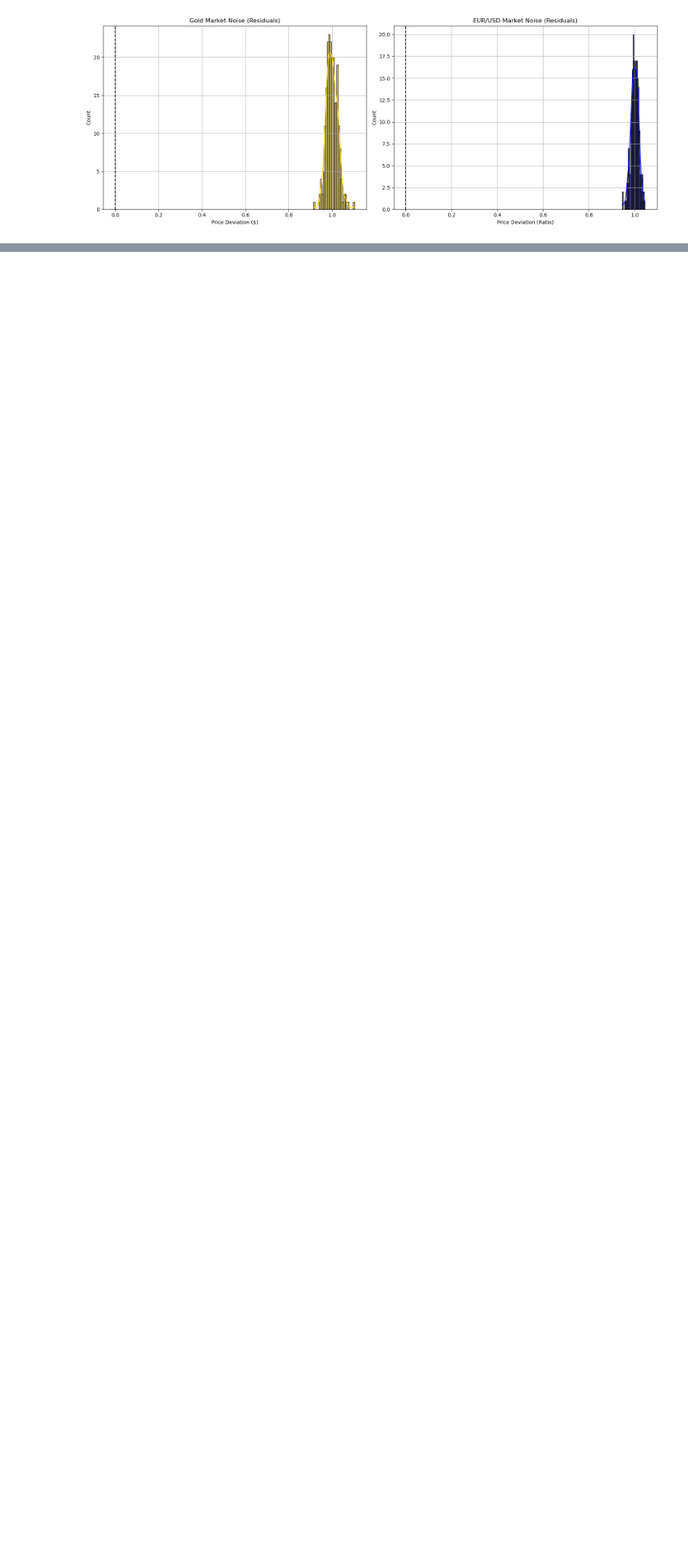
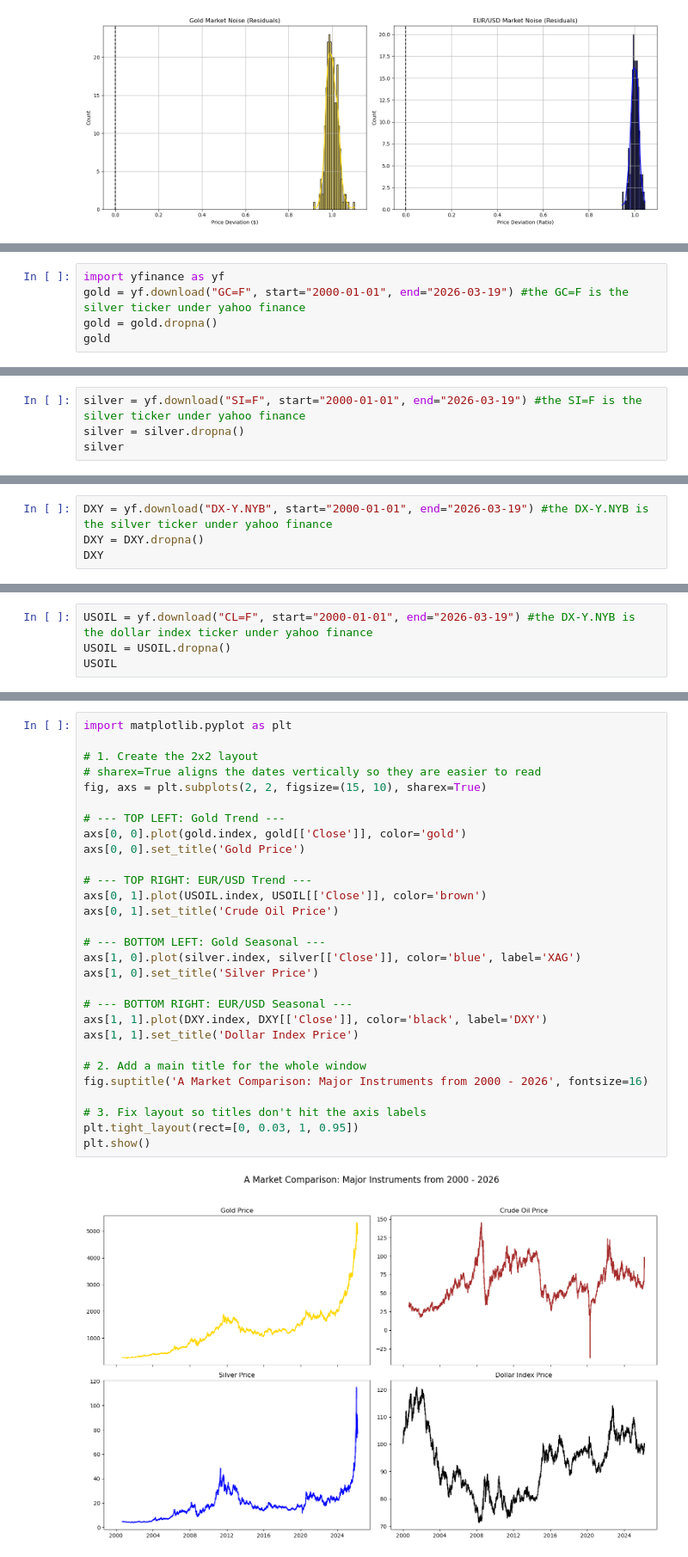
Before and after one commit to PandoraMK/Market-Analysis, a Jupyter notebook: MarketAnalysis_GOLDvsEURUSD.ipynb, the cells around one changed output, grey strips where cells are left out. Shown at 86% size. Drawn from its saved outputs; the diff is of its cells as text; blank space fills up the shorter version.

```diff
--- a/MarketAnalysis_GOLDvsEURUSD.ipynb
+++ b/MarketAnalysis_GOLDvsEURUSD.ipynb
@@ -261,0 +266,5 @@ plt.show()
+# %%
+import yfinance as yf
+gold = yf.download("GC=F", start="2000-01-01", end="2026-03-19") #the GC=F is the silver ticker under yahoo finance
+gold = gold.dropna()
+gold
@@ -261,0 +288,4 @@ plt.show()
+# %%
+silver = yf.download("SI=F", start="2000-01-01", end="2026-03-19") #the SI=F is the silver ticker under yahoo finance
+silver = silver.dropna()
+silver
@@ -261,0 +309,4 @@ plt.show()
+# %%
+DXY = yf.download("DX-Y.NYB", start="2000-01-01", end="2026-03-19") #the DX-Y.NYB is the silver ticker under yahoo finance
+DXY = DXY.dropna()
+DXY
@@ -261,0 +330,4 @@ plt.show()
+# %%
+USOIL = yf.download("CL=F", start="2000-01-01", end="2026-03-19") #the DX-Y.NYB is the dollar index ticker under yahoo finance
+USOIL = USOIL.dropna()
+USOIL
@@ -261,0 +374,31 @@ plt.show()
+# %%
+import matplotlib.pyplot as plt
+
+# 1. Create the 2x2 layout
+# sharex=True aligns the dates vertically so they are easier to read
+fig, axs = plt.subplots(2, 2, figsize=(15, 10), sharex=True)
+
+# --- TOP LEFT: Gold Trend ---
+axs[0, 0].plot(gold.index, gold[['Close']], color='gold')
+axs[0, 0].set_title('Gold Price')
+
+# --- TOP RIGHT: EUR/USD Trend ---
+axs[0, 1].plot(USOIL.index, USOIL[['Close']], color='brown')
+axs[0, 1].set_title('Crude Oil Price')
+
+# --- BOTTOM LEFT: Gold Seasonal ---
+axs[1, 0].plot(silver.index, silver[['Close']], color='blue', label='XAG')
+axs[1, 0].set_title('Silver Price')
+
+# --- BOTTOM RIGHT: EUR/USD Seasonal ---
+axs[1, 1].plot(DXY.index, DXY[['Close']], color='black', label='DXY')
+axs[1, 1].set_title('Dollar Index Price')
+
+# 2. Add a main title for the whole window
+fig.suptitle('A Market Comparison: Major Instruments from 2000 - 2026', fontsize=16)
+
+# 3. Fix layout so titles don't hit the axis labels
+plt.tight_layout(rect=[0, 0.03, 1, 0.95])
+plt.show()
+# %% [output]
+[figure, added]
```
Also changed, not shown: parts of 11 cells of this notebook.
